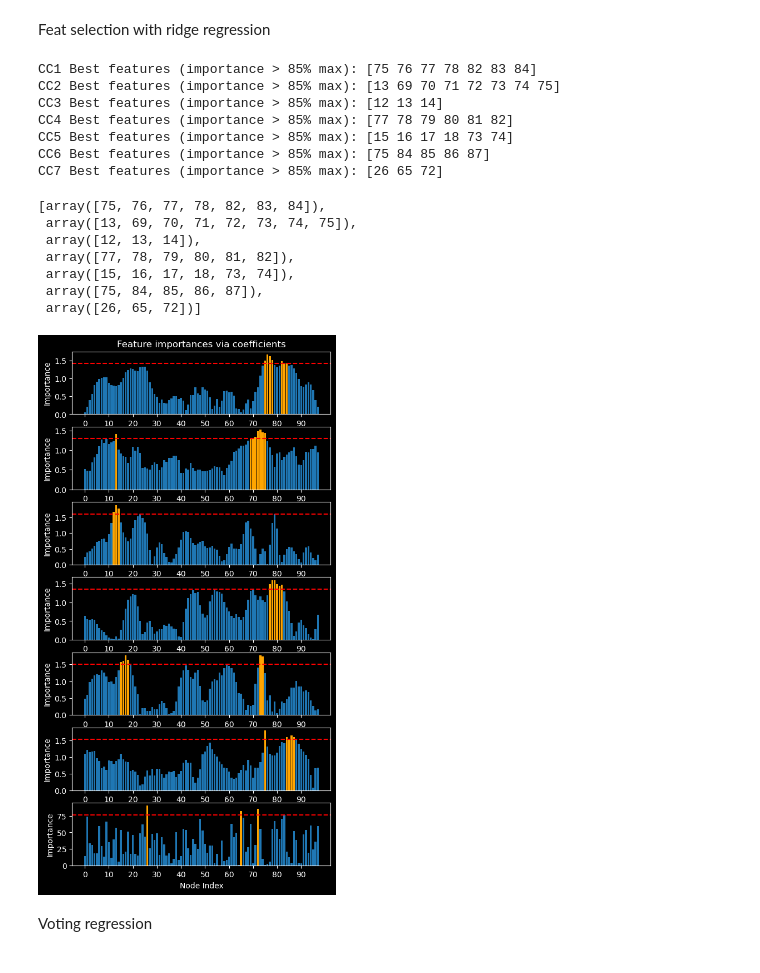
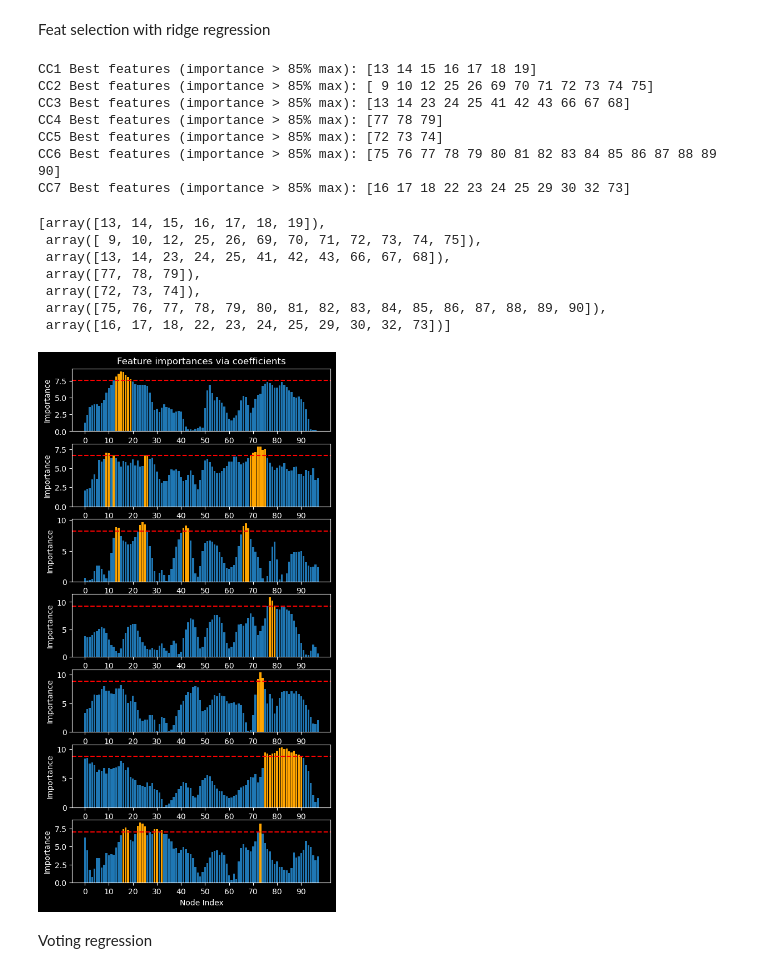
Before and after one commit to nicolascatz/CRPN_DTI_AGING_DPAKNC, a Jupyter notebook: scripts/DTI_Aging_FeatSelect_251122_NC.ipynb, the cells around one changed output. Cells and saved outputs as stored; diff of their text form; code cells hidden in the pictures.

```diff
--- a/scripts/DTI_Aging_FeatSelect_251122_NC.ipynb
+++ b/scripts/DTI_Aging_FeatSelect_251122_NC.ipynb
@@ -294,53 +295,57 @@ from sklearn.linear_model import RidgeCV
 
 thresholdpercent = 0.85
 
-y=jnd       # Target (dependent variable)
+
+
+y=age       # Target (dependent variable)
 
 
 figure, axs = plt.subplots(7, 1, figsize=(6,12))
 best_features_all_ridge = []
 for cc in range(7):
     X=DTI[:,:,cc]  # Features (independent variable)
 
     feature_names=np.array([f'{i}' for i in range(98)])
     feature=np.arange(98)
 
     ridge = RidgeCV(alphas=np.logspace(-6, 6, num=5)).fit(X, y)
     importance = np.abs(ridge.coef_)
     ax = axs[cc]
     ax.bar(height=importance, x=feature_names)
     ax.set_xticks(range(0,98,10))
     ax.axhline(np.max(importance)*thresholdpercent, color='red', linestyle='--')
     ax.set_xlabel('Node Index')
     ax.set_ylabel('Importance')
 
     threshold = np.max(importance)*thresholdpercent
 
     importance_plus=np.where(importance>threshold)
     ax.bar(height=importance[importance_plus], x=feature_names[importance_plus], color='orange')
 
     best_features = feature[importance > threshold]
     print(f'CC{cc+1} Best features (importance > {int(thresholdpercent*100)}% max): {best_features}')
     best_features_all_ridge.append(best_features)
 axs[0].set_title("Feature importances via coefficients")
 
+
+
 best_features_all_ridge
 # %% [output]
-CC1 Best features (importance > 85% max): [75 76 77 78 82 83 84]
-CC2 Best features (importance > 85% max): [13 69 70 71 72 73 74 75]
-CC3 Best features (importance > 85% max): [12 13 14]
-CC4 Best features (importance > 85% max): [77 78 79 80 81 82]
-CC5 Best features (importance > 85% max): [15 16 17 18 73 74]
-CC6 Best features (importance > 85% max): [75 84 85 86 87]
-CC7 Best features (importance > 85% max): [26 65 72]
+CC1 Best features (importance > 85% max): [13 14 15 16 17 18 19]
+CC2 Best features (importance > 85% max): [ 9 10 12 25 26 69 70 71 72 73 74 75]
+CC3 Best features (importance > 85% max): [13 14 23 24 25 41 42 43 66 67 68]
+CC4 Best features (importance > 85% max): [77 78 79]
+CC5 Best features (importance > 85% max): [72 73 74]
+CC6 Best features (importance > 85% max): [75 76 77 78 79 80 81 82 83 84 85 86 87 88 89 90]
+CC7 Best features (importance > 85% max): [16 17 18 22 23 24 25 29 30 32 73]
-[array([75, 76, 77, 78, 82, 83, 84]),
- array([13, 69, 70, 71, 72, 73, 74, 75]),
- array([12, 13, 14]),
- array([77, 78, 79, 80, 81, 82]),
- array([15, 16, 17, 18, 73, 74]),
- array([75, 84, 85, 86, 87]),
- array([26, 65, 72])]
+[array([13, 14, 15, 16, 17, 18, 19]),
+ array([ 9, 10, 12, 25, 26, 69, 70, 71, 72, 73, 74, 75]),
+ array([13, 14, 23, 24, 25, 41, 42, 43, 66, 67, 68]),
+ array([77, 78, 79]),
+ array([72, 73, 74]),
+ array([75, 76, 77, 78, 79, 80, 81, 82, 83, 84, 85, 86, 87, 88, 89, 90]),
+ array([16, 17, 18, 22, 23, 24, 25, 29, 30, 32, 73])]
-[figure, old version]
+[figure, new version]
 # %% [markdown]
 Voting regression
 # %%
```
Also changed, not shown: parts of 5 cells of this notebook.
